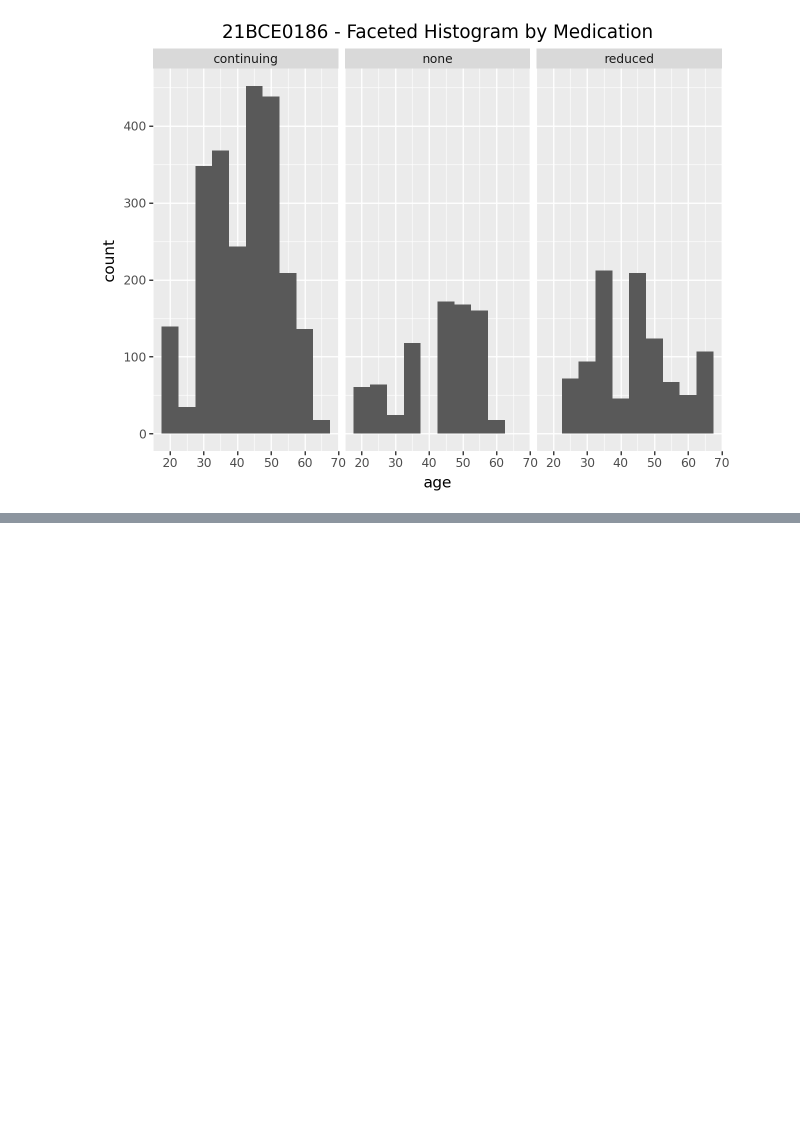
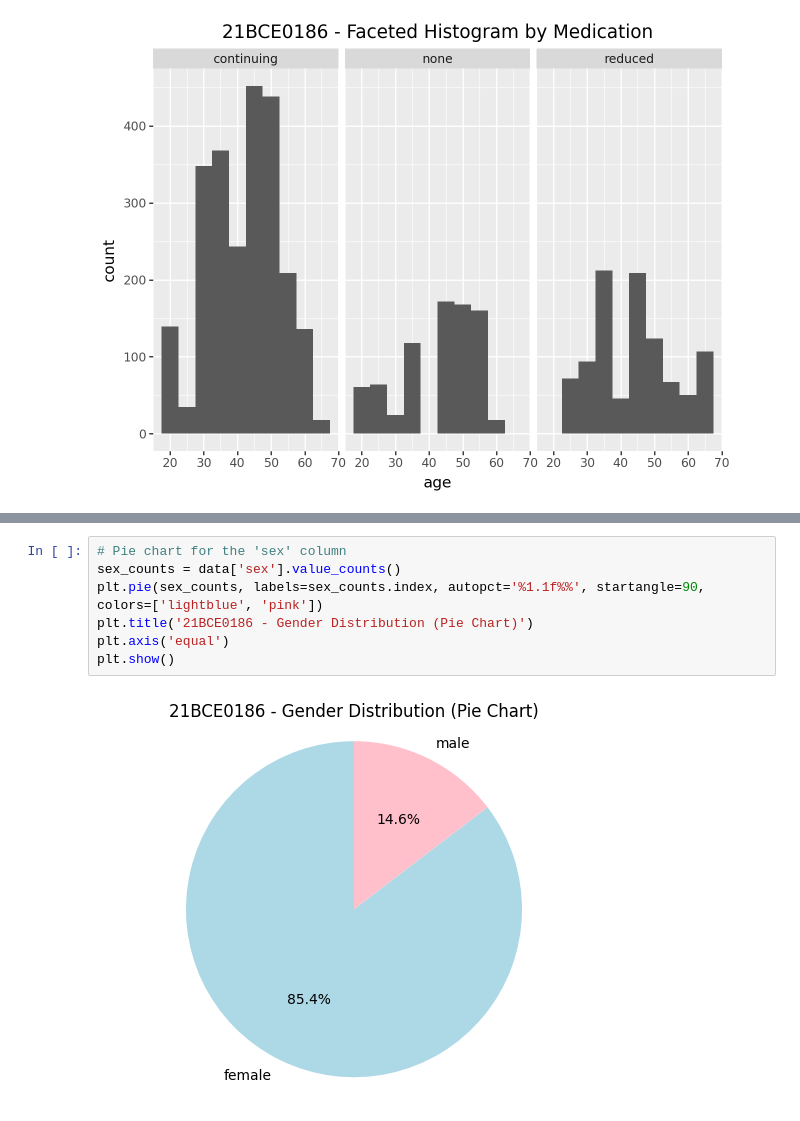
Before and after one commit to jainaryan/eda-class, a Jupyter notebook: EDA_task.ipynb, the cells around one changed output, grey strips where cells are left out. Cells and saved outputs as stored; diff of their text form; blank space fills up the shorter version.

```diff
--- a/EDA_task.ipynb
+++ b/EDA_task.ipynb
@@ -470,0 +634,9 @@ plt.show()
+# %%
+# Pie chart for the 'sex' column
+sex_counts = data['sex'].value_counts()
+plt.pie(sex_counts, labels=sex_counts.index, autopct='%1.1f%%', startangle=90, colors=['lightblue', 'pink'])
+plt.title('21BCE0186 - Gender Distribution (Pie Chart)')
+plt.axis('equal')
+plt.show()
+# %% [output]
+[figure, added]
```
Also changed, not shown: parts of 10 cells of this notebook.
